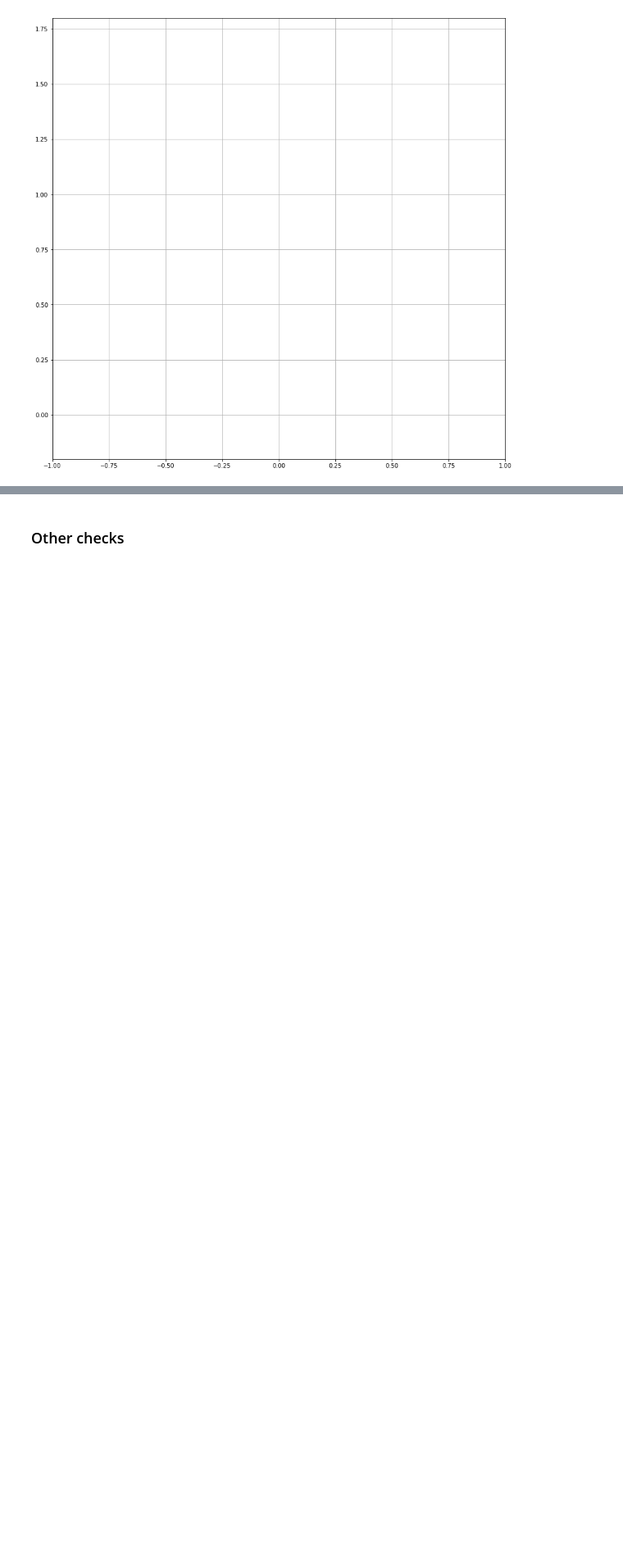
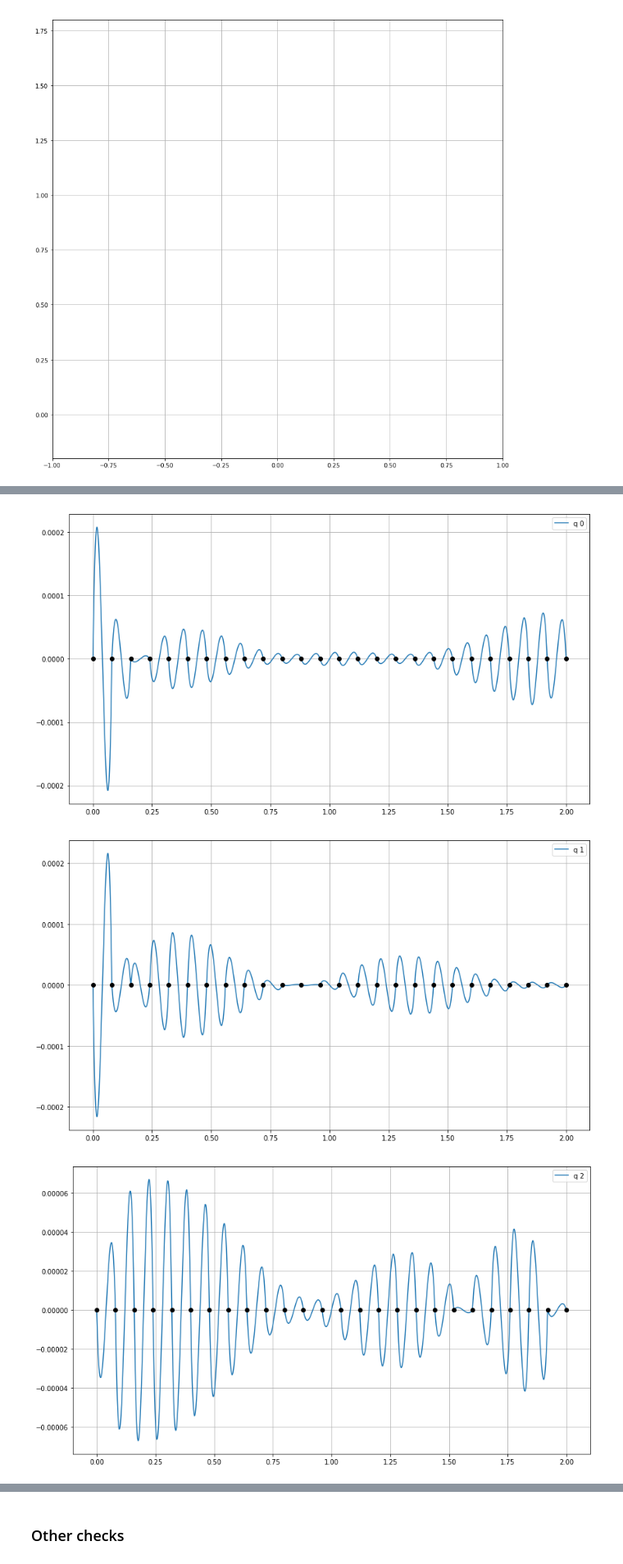
Before and after one commit to AunSiro/Second-Order-Schemes, a Jupyter notebook: Five-Link-Biped.ipynb, the cells around one changed output, grey strips where cells are left out. Shown at 82% size. Drawn from its saved outputs; the diff is of its cells as text; code cells hidden in the pictures; blank space fills up the shorter version.

```diff
--- a/Five-Link-Biped.ipynb
+++ b/Five-Link-Biped.ipynb
@@ -379,6 +418,11 @@ angular_momentum(P0, N_in, bodies[0]).dot(N_in.z)
 system_energy = potential_energy(*bodies) + kinetic_energy(N_in, *bodies)
 # %%
 system_energy_np = lambdify([sym_x, sym_params], system_energy,'numpy')
+# %%
+mass_matrix_np = lambdify([sym_x, sym_params], LM_small.mass_matrix,'numpy')
+# %%
+sym_u = symbols('u_:5')
+F_impl_np = lambdify([sym_x, sym_u, symbols('placeholder'), sym_params], LM_small.forcing,'numpy')
 # %% [markdown]
 ### Casadi optimization
 # %%
@@ -524,6 +568,8 @@ U_sol = sol.value(U)
 U_c_sol = sol.value(U_c)
 X_sol = sol.value(X)
 X_c_sol = sol.value(X_c)
+X_dot_sol = sol.value(X_dot)
+X_dot_c_sol = sol.value(X_dot_c)
 T_sol = sol.value(T)
 T_sol_arr = np.linspace(0, T_sol, N+1)
 T_c_arr = (T_sol_arr[:-1]+T_sol_arr[1:])/2
@@ -726,0 +776,29 @@ HTML(anim_simp.to_jshtml())
+# %%
+n_graph = 1000
+t_arr = np.linspace(0,2,n_graph)
+dyn_err_q_hs_lin, dyn_err_v_hs_lin, dyn_err_2_a_hs_lin, dyn_err_2_b_hs_lin = dynamic_error_implicit(
+    x_arr=X_sol,
+    u_arr=U_sol,
+    t_end=T_sol,
+    params = params,
+    F = F_impl_np,
+    M = mass_matrix_np,
+    lambda_arr = None,
+    scheme = 'hs_parab',
+    u_scheme='parab',
+    scheme_params={'u_c':U_c_sol,
+                  'x_dot_c': X_dot_c_sol,
+                  'x_c': X_c_sol},
+    n_interp= n_graph)
+
+
+for ii in range(5):
+    plt.figure(figsize=[14,8])
+    plt.plot(t_arr,-dyn_err_q_hs_lin[:,ii], '-', label = f'q {ii}')
+    plt.plot(np.linspace(0,2,26), np.zeros(26), 'ok')
+    plt.legend()
+    plt.grid()
+# %% [output]
+[figure, added]
+[figure, added]
+[figure, added]
```
Also changed, not shown: parts of 24 cells of this notebook.
